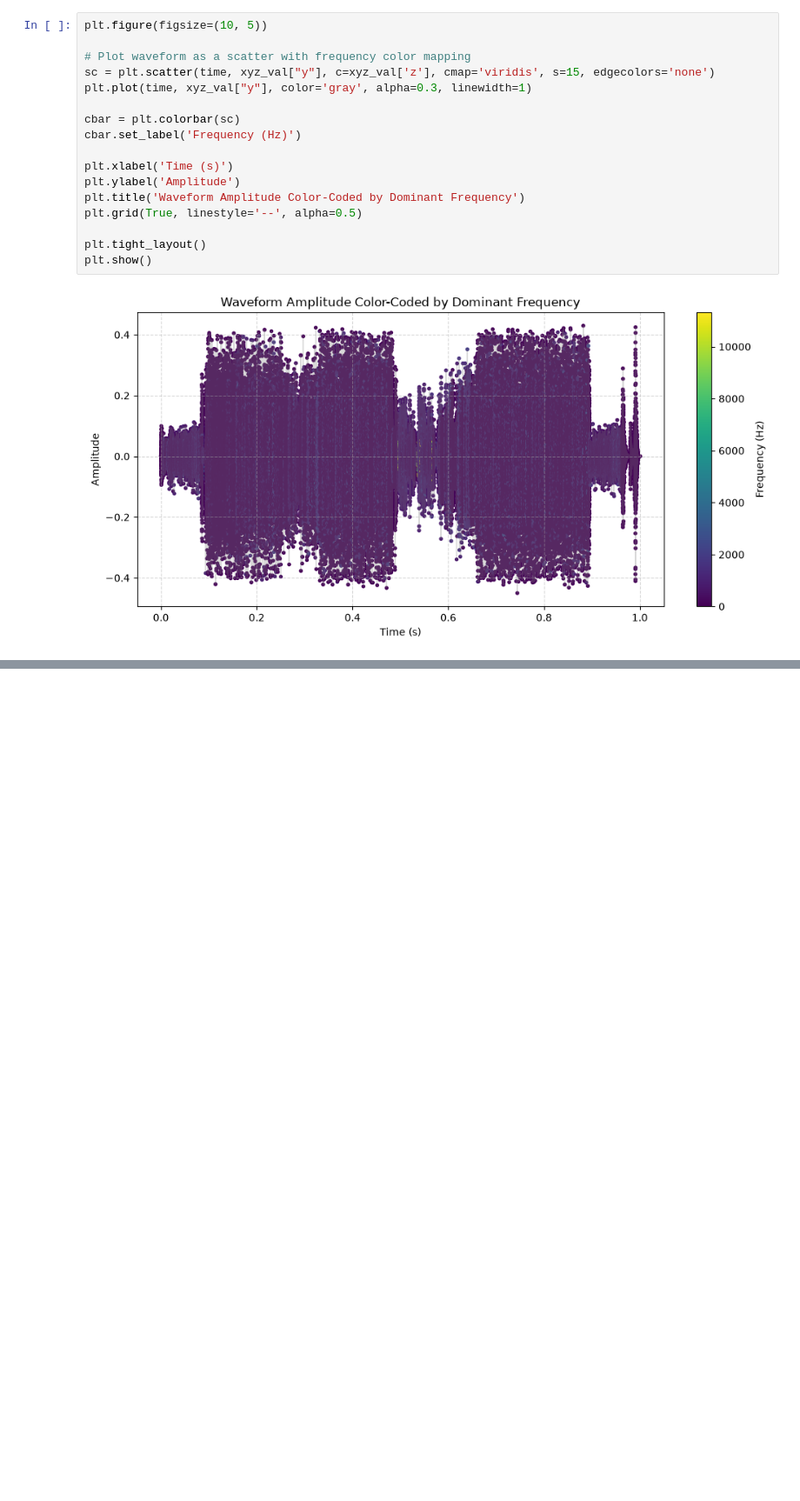
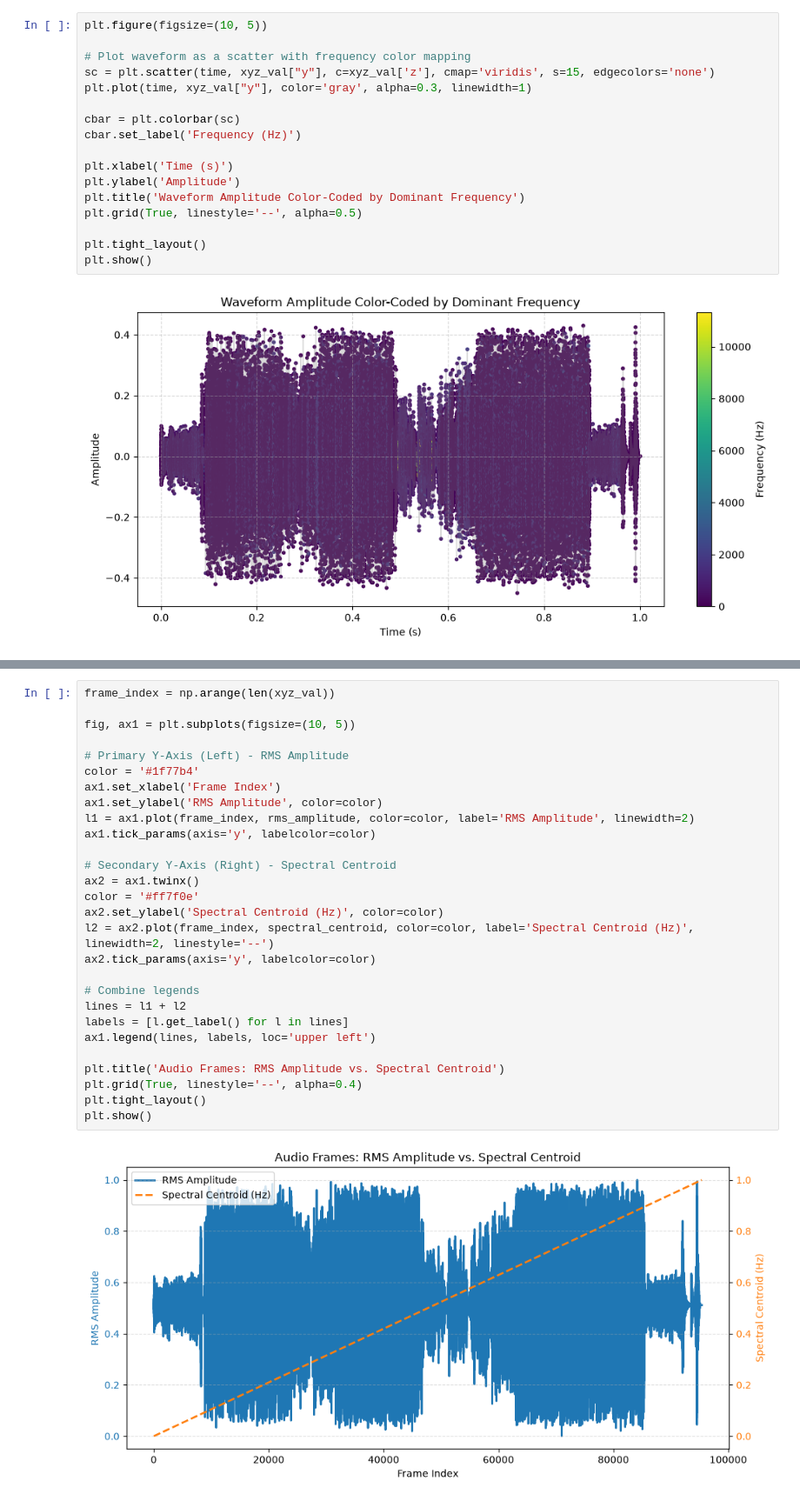
Before and after one commit to Gokul0Krishna/PP1, a Jupyter notebook: docs/ex.ipynb, the cells around one changed output, grey strips where cells are left out. Shown at 87% size. Cells and saved outputs as stored; diff of their text form; blank space fills up the shorter version.

```diff
--- a/docs/ex.ipynb
+++ b/docs/ex.ipynb
@@ -100,0 +140,30 @@ plt.show()
+# %%
+frame_index = np.arange(len(xyz_val))
+
+fig, ax1 = plt.subplots(figsize=(10, 5))
+
+# Primary Y-Axis (Left) - RMS Amplitude
+color = '#1f77b4'
+ax1.set_xlabel('Frame Index')
+ax1.set_ylabel('RMS Amplitude', color=color)
+l1 = ax1.plot(frame_index, rms_amplitude, color=color, label='RMS Amplitude', linewidth=2)
+ax1.tick_params(axis='y', labelcolor=color)
+
+# Secondary Y-Axis (Right) - Spectral Centroid
+ax2 = ax1.twinx()
+color = '#ff7f0e'
+ax2.set_ylabel('Spectral Centroid (Hz)', color=color)
+l2 = ax2.plot(frame_index, spectral_centroid, color=color, label='Spectral Centroid (Hz)', linewidth=2, linestyle='--')
+ax2.tick_params(axis='y', labelcolor=color)
+
+# Combine legends
+lines = l1 + l2
+labels = [l.get_label() for l in lines]
+ax1.legend(lines, labels, loc='upper left')
+
+plt.title('Audio Frames: RMS Amplitude vs. Spectral Centroid')
+plt.grid(True, linestyle='--', alpha=0.4)
+plt.tight_layout()
+plt.show()
+# %% [output]
+[figure, added]
```
Also changed, not shown: parts of 5 cells of this notebook, 1 other file.
